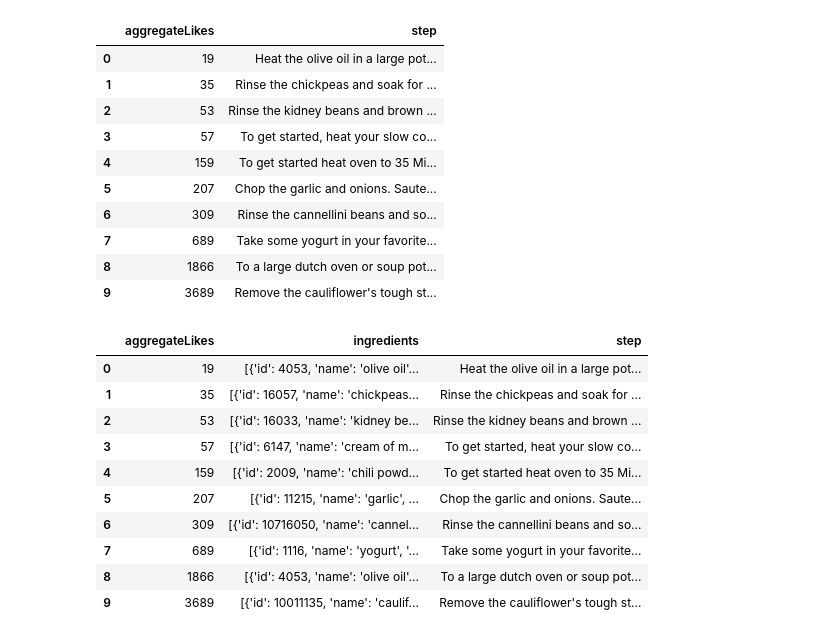
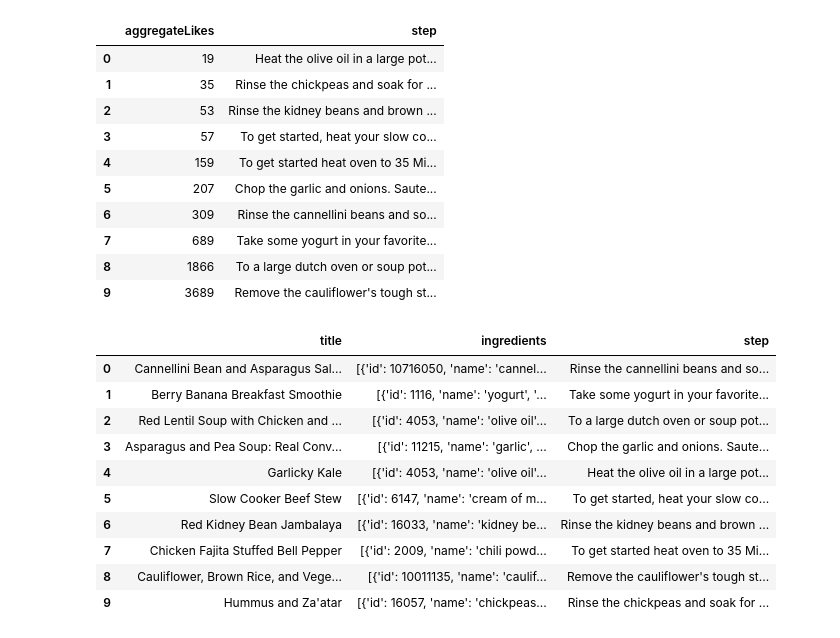
Before and after one commit to ebadakhter/ADS-509-Group-1-Final-Project, a Jupyter notebook: ads509_recipes_scraper.ipynb, the cells around one changed output. Saved outputs shown, nothing was run; the diff lists cells and outputs as text; code cells hidden in the pictures.

```diff
--- a/ads509_recipes_scraper.ipynb
+++ b/ads509_recipes_scraper.ipynb
@@ -152,17 +152,27 @@ merged_df = merged_df.groupby('aggregateLikes', as_index=False).agg({
     'ingredients': lambda x: [i for sublist in x.dropna() for i in sublist],
     'step': ' '.join
 })
-# Display the final dataframe
-merged_df
+
+# merge back w/ original recipes df
+full_df = pd.merge(recipes,merged_df, on='aggregateLikes')
-# %% [output]
-|  | aggregateLikes | ingredients | step |
-| 0 | 19 | [{'id': 4053, 'name': 'olive oil'... | Heat the olive oil in a large pot... |
-| 1 | 35 | [{'id': 16057, 'name': 'chickpeas... | Rinse the chickpeas and soak for ... |
-| 2 | 53 | [{'id': 16033, 'name': 'kidney be... | Rinse the kidney beans and brown ... |
-| 3 | 57 | [{'id': 6147, 'name': 'cream of m... | To get started, heat your slow co... |
-| 4 | 159 | [{'id': 2009, 'name': 'chili powd... | To get started heat oven to 35 Mi... |
-| 5 | 207 | [{'id': 11215, 'name': 'garlic', ... | Chop the garlic and onions. Saute... |
-| 6 | 309 | [{'id': 10716050, 'name': 'cannel... | Rinse the cannellini beans and so... |
-| 7 | 689 | [{'id': 1116, 'name': 'yogurt', '... | Take some yogurt in your favorite... |
-| 8 | 1866 | [{'id': 4053, 'name': 'olive oil'... | To a large dutch oven or soup pot... |
-| 9 | 3689 | [{'id': 10011135, 'name': 'caulif... | Remove the cauliflower's tough st... |
+# %%
+# remove irrelevant columns
+final_df = full_df[['ingredients','step','title']]
+
+# rearrange to have title be the first column
+column_to_assign_first = 'title'
+final_df = final_df[['title'] + [col for col in final_df.columns if col != 'title']]
+# %%
+final_df
+# %% [output]
+|  | title | ingredients | step |
+| 0 | Cannellini Bean and Asparagus Sal... | [{'id': 10716050, 'name': 'cannel... | Rinse the cannellini beans and so... |
+| 1 | Berry Banana Breakfast Smoothie | [{'id': 1116, 'name': 'yogurt', '... | Take some yogurt in your favorite... |
+| 2 | Red Lentil Soup with Chicken and ... | [{'id': 4053, 'name': 'olive oil'... | To a large dutch oven or soup pot... |
+| 3 | Asparagus and Pea Soup: Real Conv... | [{'id': 11215, 'name': 'garlic', ... | Chop the garlic and onions. Saute... |
+| 4 | Garlicky Kale | [{'id': 4053, 'name': 'olive oil'... | Heat the olive oil in a large pot... |
+| 5 | Slow Cooker Beef Stew | [{'id': 6147, 'name': 'cream of m... | To get started, heat your slow co... |
+| 6 | Red Kidney Bean Jambalaya | [{'id': 16033, 'name': 'kidney be... | Rinse the kidney beans and brown ... |
+| 7 | Chicken Fajita Stuffed Bell Pepper | [{'id': 2009, 'name': 'chili powd... | To get started heat oven to 35 Mi... |
+| 8 | Cauliflower, Brown Rice, and Vege... | [{'id': 10011135, 'name': 'caulif... | Remove the cauliflower's tough st... |
+| 9 | Hummus and Za'atar | [{'id': 16057, 'name': 'chickpeas... | Rinse the chickpeas and soak for ... |
```
Also changed, not shown: parts of 1 cell of this notebook.
